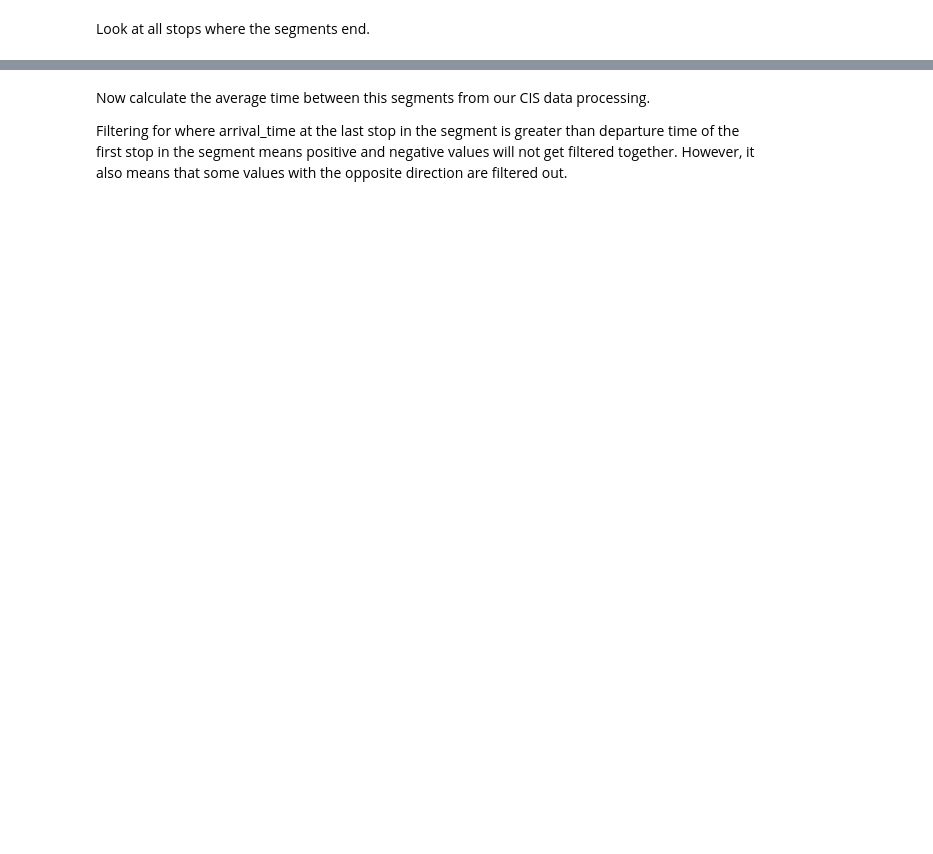
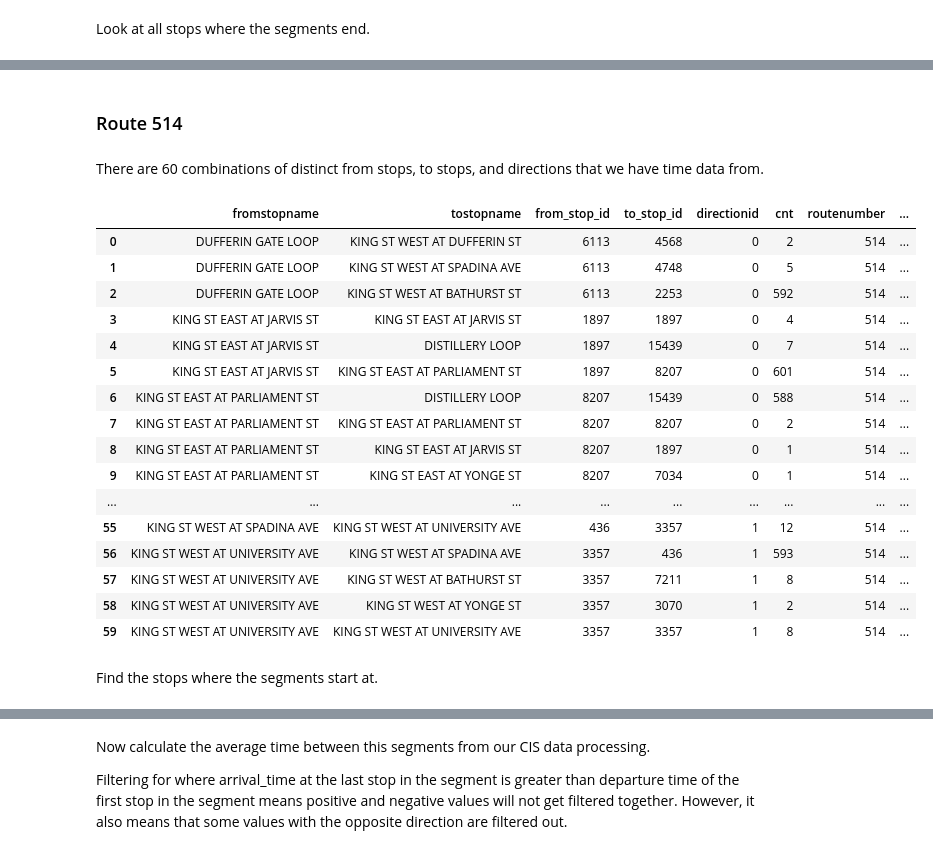
Before and after one commit to webgisgeek/bdit_data-sources, a Jupyter notebook: ttc/compare_ttc_data.ipynb, the cells around one changed output, grey strips where cells are left out. Cells and saved outputs as stored; diff of their text form; code cells hidden in the pictures; blank space fills up the shorter version.

```diff
--- a/ttc/compare_ttc_data.ipynb
+++ b/ttc/compare_ttc_data.ipynb
@@ -116,0 +122,37 @@ pandasql.read_sql(sql_to_stop, con)
+# %% [markdown]
+### Route 514
+# %% [markdown]
+There are 60 combinations of distinct from stops, to stops, and directions that we have time data from.
+# %%
+sql_avg = '''
+SELECT fromstopname, tostopname, from_stop_id, to_stop_id, directionid, COUNT(*) cnt, routenumber,
+AVG(EXTRACT(EPOCH FROM (to_char(journeydate, 'YYYY-MM-DD') || ' ' || to_char(toarrstoptime, 'HH24:MI:SS'))::timestamp
+- (to_char(journeydate, 'YYYY-MM-DD') || ' ' || to_char(fromstopdepaturetime, 'HH24:MI:SS'))::timestamp)  ) /60
+AS time_diff_minutes
+FROM section_runs
+WHERE routenumber = 514
+GROUP BY fromstopname, tostopname, directionid,from_stop_id, to_stop_id, routenumber
+ORDER BY directionid, fromstopname;
+'''
+
+pandasql.read_sql(sql_avg, con)
+# %% [output]
+|  | fromstopname | tostopname | from_stop_id | to_stop_id | directionid | cnt | routenumber | ... |
+| 0 | DUFFERIN GATE LOOP | KING ST WEST AT DUFFERIN ST | 6113 | 4568 | 0 | 2 | 514 | ... |
+| 1 | DUFFERIN GATE LOOP | KING ST WEST AT SPADINA AVE | 6113 | 4748 | 0 | 5 | 514 | ... |
+| 2 | DUFFERIN GATE LOOP | KING ST WEST AT BATHURST ST | 6113 | 2253 | 0 | 592 | 514 | ... |
+| 3 | KING ST EAST AT JARVIS ST | KING ST EAST AT JARVIS ST | 1897 | 1897 | 0 | 4 | 514 | ... |
+| 4 | KING ST EAST AT JARVIS ST | DISTILLERY LOOP | 1897 | 15439 | 0 | 7 | 514 | ... |
+| 5 | KING ST EAST AT JARVIS ST | KING ST EAST AT PARLIAMENT ST | 1897 | 8207 | 0 | 601 | 514 | ... |
+| 6 | KING ST EAST AT PARLIAMENT ST | DISTILLERY LOOP | 8207 | 15439 | 0 | 588 | 514 | ... |
+| 7 | KING ST EAST AT PARLIAMENT ST | KING ST EAST AT PARLIAMENT ST | 8207 | 8207 | 0 | 2 | 514 | ... |
+| 8 | KING ST EAST AT PARLIAMENT ST | KING ST EAST AT JARVIS ST | 8207 | 1897 | 0 | 1 | 514 | ... |
+| 9 | KING ST EAST AT PARLIAMENT ST | KING ST EAST AT YONGE ST | 8207 | 7034 | 0 | 1 | 514 | ... |
+| ... | ... | ... | ... | ... | ... | ... | ... | ... |
+| 55 | KING ST WEST AT SPADINA AVE | KING ST WEST AT UNIVERSITY AVE | 436 | 3357 | 1 | 12 | 514 | ... |
+| 56 | KING ST WEST AT UNIVERSITY AVE | KING ST WEST AT SPADINA AVE | 3357 | 436 | 1 | 593 | 514 | ... |
+| 57 | KING ST WEST AT UNIVERSITY AVE | KING ST WEST AT BATHURST ST | 3357 | 7211 | 1 | 8 | 514 | ... |
+| 58 | KING ST WEST AT UNIVERSITY AVE | KING ST WEST AT YONGE ST | 3357 | 3070 | 1 | 2 | 514 | ... |
+| 59 | KING ST WEST AT UNIVERSITY AVE | KING ST WEST AT UNIVERSITY AVE | 3357 | 3357 | 1 | 8 | 514 | ... |
+# %% [markdown]
+Find the stops where the segments start at.
```
Also changed, not shown: parts of 37 cells of this notebook.
